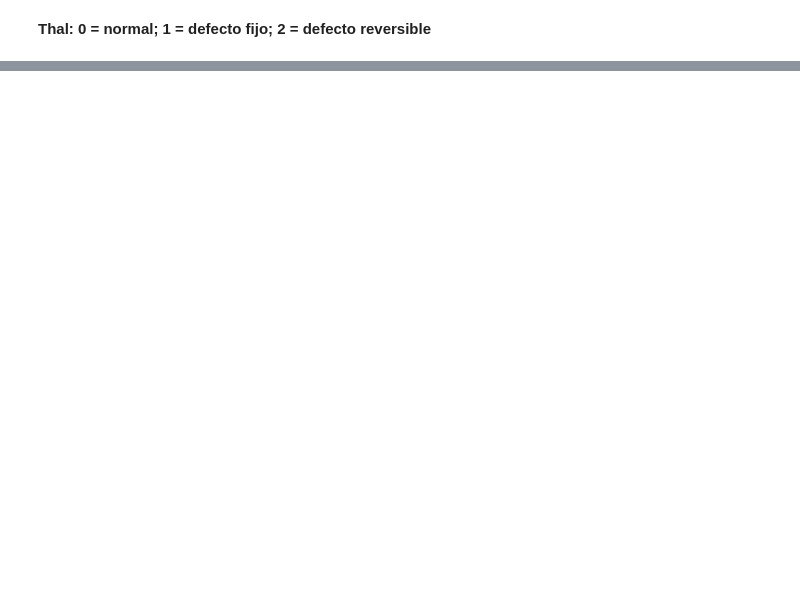
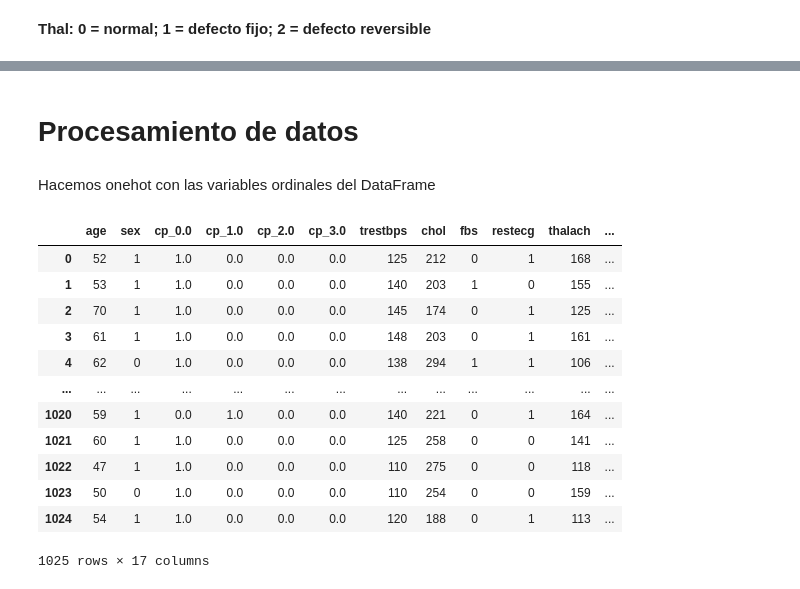
Before and after one commit to EstebanGomezVal/iteso-data-analytics, a Jupyter notebook: notebooks/proyecto.ipynb, the cells around one changed output, grey strips where cells are left out. Cells and saved outputs as stored; diff of their text form; code cells hidden in the pictures; blank space fills up the shorter version.

```diff
--- a/notebooks/proyecto.ipynb
+++ b/notebooks/proyecto.ipynb
@@ -385,0 +468,23 @@ Name: thal, dtype: float64
+# %% [markdown]
+# Procesamiento de datos
+# %% [markdown]
+Hacemos onehot con las variables ordinales del DataFrame
+# %%
+encoder = ce.OneHotEncoder(cols = 'cp', handle_unknown = 'return_nan', return_df = True, use_cat_names = True)
+
+df_encoded = encoder.fit_transform(df)
+df_encoded
+# %% [output]
+|  | age | sex | cp_0.0 | cp_1.0 | cp_2.0 | cp_3.0 | trestbps | chol | fbs | restecg | thalach | ... |
+| 0 | 52 | 1 | 1.0 | 0.0 | 0.0 | 0.0 | 125 | 212 | 0 | 1 | 168 | ... |
+| 1 | 53 | 1 | 1.0 | 0.0 | 0.0 | 0.0 | 140 | 203 | 1 | 0 | 155 | ... |
+| 2 | 70 | 1 | 1.0 | 0.0 | 0.0 | 0.0 | 145 | 174 | 0 | 1 | 125 | ... |
+| 3 | 61 | 1 | 1.0 | 0.0 | 0.0 | 0.0 | 148 | 203 | 0 | 1 | 161 | ... |
+| 4 | 62 | 0 | 1.0 | 0.0 | 0.0 | 0.0 | 138 | 294 | 1 | 1 | 106 | ... |
+| ... | ... | ... | ... | ... | ... | ... | ... | ... | ... | ... | ... | ... |
+| 1020 | 59 | 1 | 0.0 | 1.0 | 0.0 | 0.0 | 140 | 221 | 0 | 1 | 164 | ... |
+| 1021 | 60 | 1 | 1.0 | 0.0 | 0.0 | 0.0 | 125 | 258 | 0 | 0 | 141 | ... |
+| 1022 | 47 | 1 | 1.0 | 0.0 | 0.0 | 0.0 | 110 | 275 | 0 | 0 | 118 | ... |
+| 1023 | 50 | 0 | 1.0 | 0.0 | 0.0 | 0.0 | 110 | 254 | 0 | 0 | 159 | ... |
+| 1024 | 54 | 1 | 1.0 | 0.0 | 0.0 | 0.0 | 120 | 188 | 0 | 1 | 113 | ... |
+1025 rows × 17 columns
```
Also changed, not shown: parts of 58 cells of this notebook.
